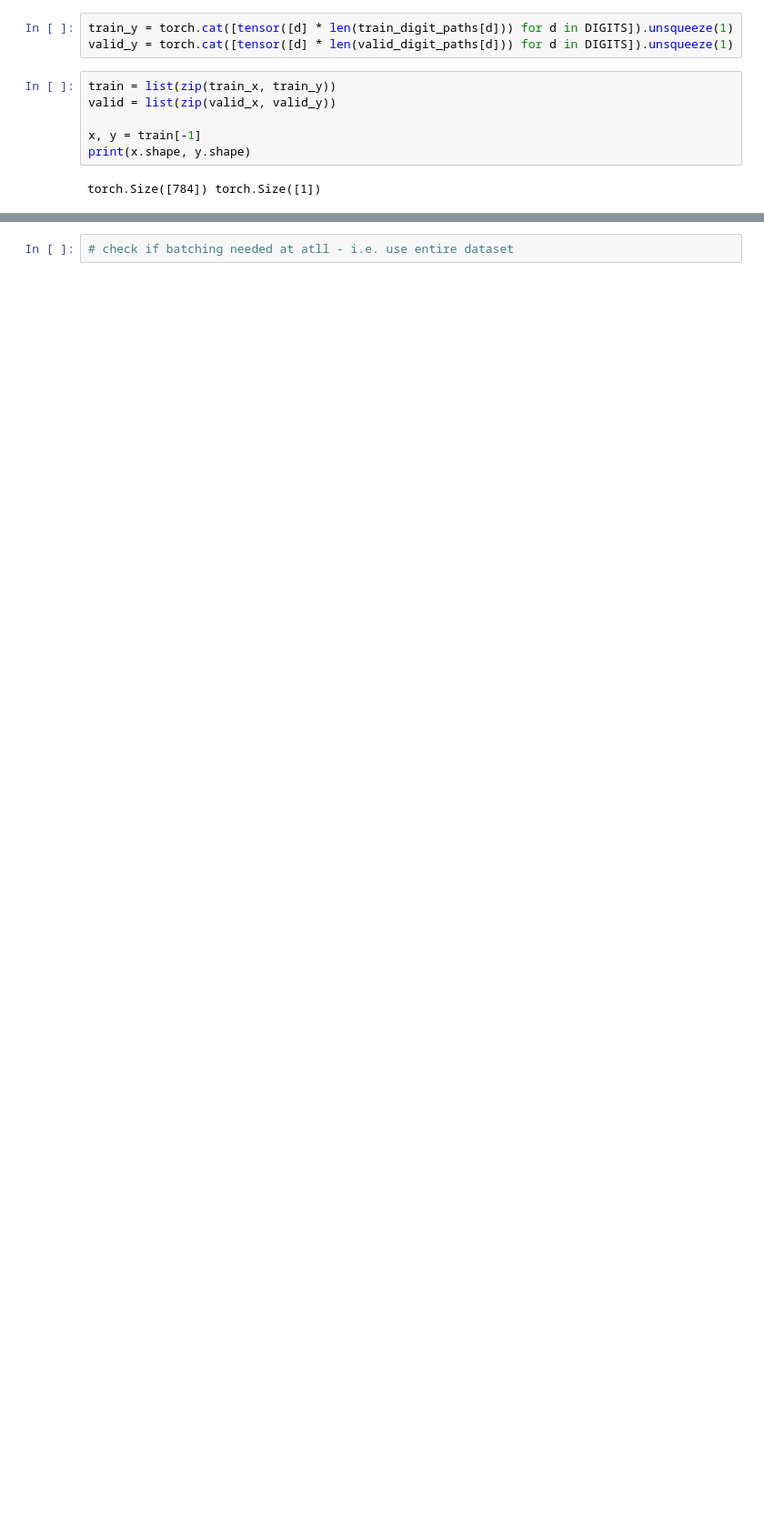
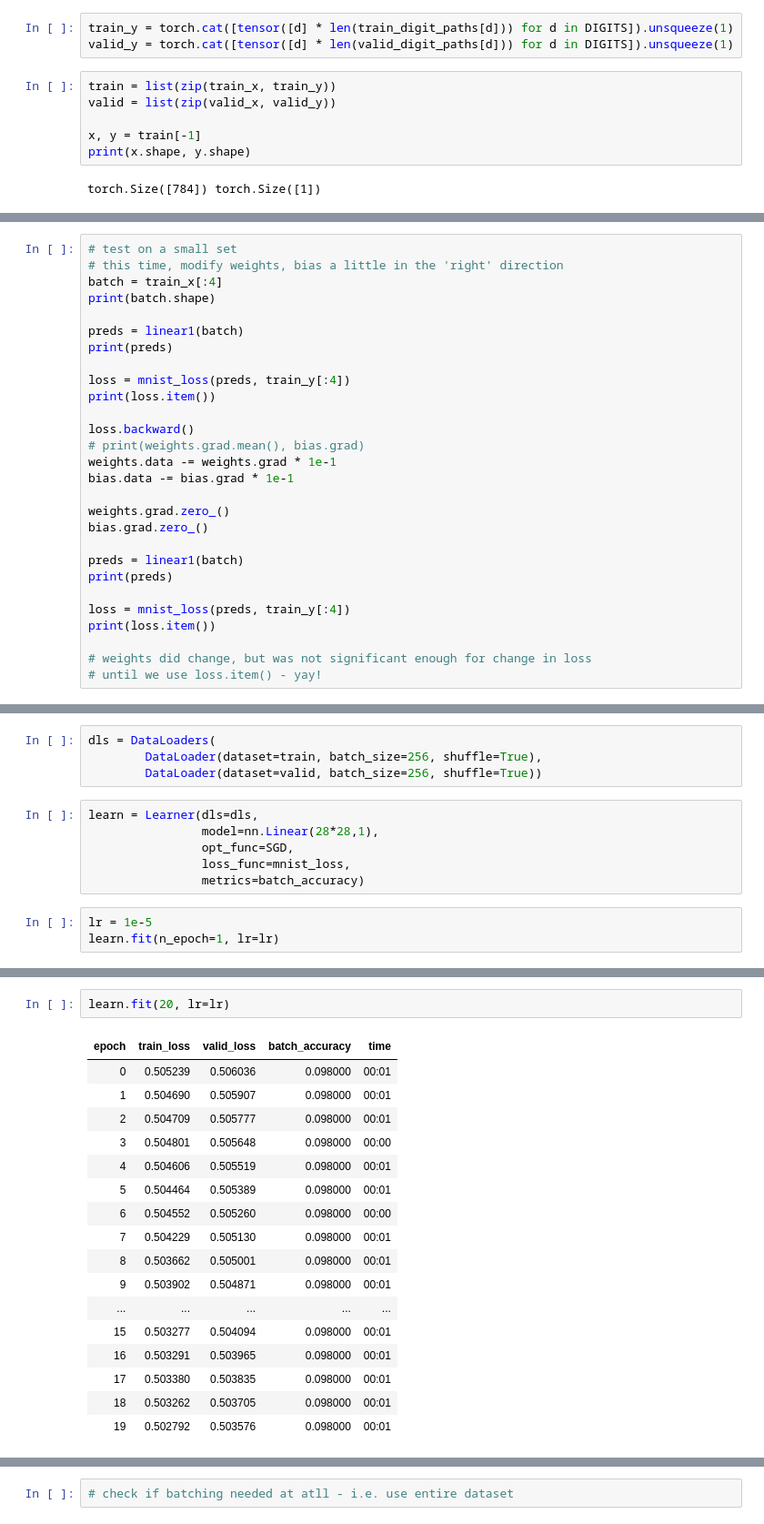
Before and after one commit to gkovaig/fastbook, a Jupyter notebook: 04_mnist_full_from_scratch_2a.ipynb, the cells around one changed output, grey strips where cells are left out. Shown: that part at 91% size. Drawn from its saved outputs; the diff is of its cells as text; blank space fills up the shorter version.

```diff
--- a/04_mnist_full_from_scratch_2a.ipynb
+++ b/04_mnist_full_from_scratch_2a.ipynb
@@ -129,0 +248,28 @@ def loss_func(x):
+# %%
+# test on a small set
+# this time, modify weights, bias a little in the 'right' direction
+batch = train_x[:4]
+print(batch.shape)
+
+preds = linear1(batch)
+print(preds)
+
+loss = mnist_loss(preds, train_y[:4])
+print(loss.item())
+
+loss.backward()
+# print(weights.grad.mean(), bias.grad)
+weights.data -= weights.grad * 1e-1
+bias.data -= bias.grad * 1e-1
+
+weights.grad.zero_()
+bias.grad.zero_()
+
+preds = linear1(batch)
+print(preds)
+
+loss = mnist_loss(preds, train_y[:4])
+print(loss.item())
+
+# weights did change, but was not significant enough for change in loss
+# until we use loss.item() - yay!
@@ -129,0 +346,13 @@ def loss_func(x):
+# %%
+dls = DataLoaders(
+        DataLoader(dataset=train, batch_size=256, shuffle=True),
+        DataLoader(dataset=valid, batch_size=256, shuffle=True))
+# %%
+learn = Learner(dls=dls,
+                model=nn.Linear(28*28,1),
+                opt_func=SGD,
+                loss_func=mnist_loss,
+                metrics=batch_accuracy)
+# %%
+lr = 1e-5
+learn.fit(n_epoch=1, lr=lr)
@@ -129,0 +362,20 @@ def loss_func(x):
+# %%
+learn.fit(20, lr=lr)
+# %% [output]
+| epoch | train_loss | valid_loss | batch_accuracy | time |
+| 0 | 0.505239 | 0.506036 | 0.098000 | 00:01 |
+| 1 | 0.504690 | 0.505907 | 0.098000 | 00:01 |
+| 2 | 0.504709 | 0.505777 | 0.098000 | 00:01 |
+| 3 | 0.504801 | 0.505648 | 0.098000 | 00:00 |
+| 4 | 0.504606 | 0.505519 | 0.098000 | 00:01 |
+| 5 | 0.504464 | 0.505389 | 0.098000 | 00:01 |
+| 6 | 0.504552 | 0.505260 | 0.098000 | 00:00 |
+| 7 | 0.504229 | 0.505130 | 0.098000 | 00:01 |
+| 8 | 0.503662 | 0.505001 | 0.098000 | 00:01 |
+| 9 | 0.503902 | 0.504871 | 0.098000 | 00:01 |
+| ... | ... | ... | ... | ... |
+| 15 | 0.503277 | 0.504094 | 0.098000 | 00:01 |
+| 16 | 0.503291 | 0.503965 | 0.098000 | 00:01 |
+| 17 | 0.503380 | 0.503835 | 0.098000 | 00:01 |
+| 18 | 0.503262 | 0.503705 | 0.098000 | 00:01 |
+| 19 | 0.502792 | 0.503576 | 0.098000 | 00:01 |
```
Also changed, not shown: parts of 73 cells of this notebook, 4 other files.
